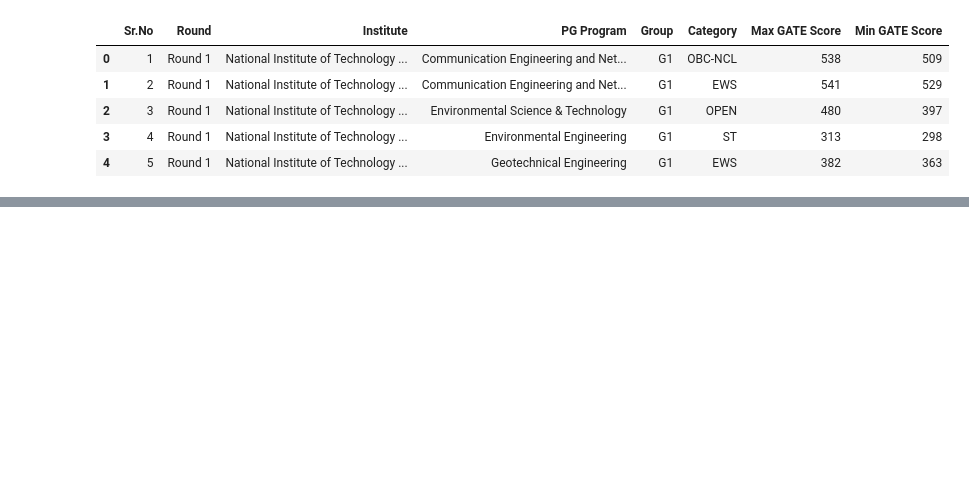
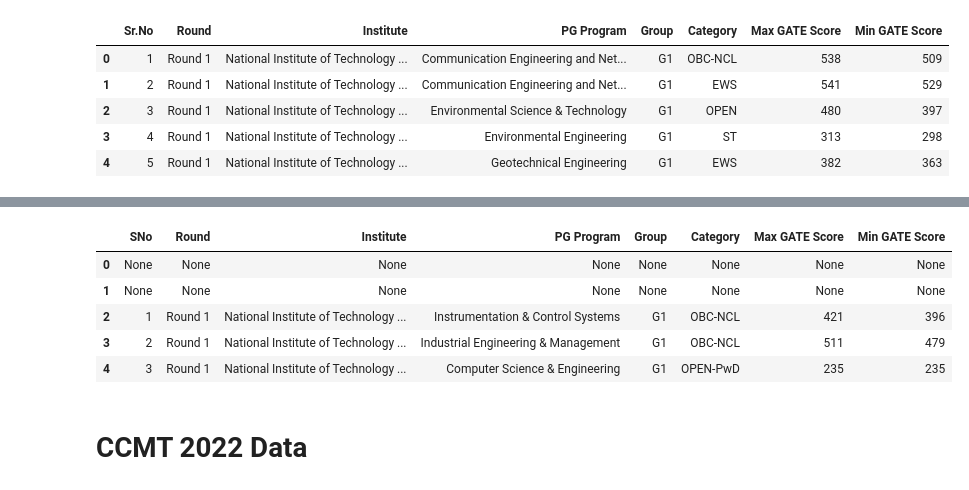
Before and after one commit to shivamgyardhna/M-Tech_college_predictor, a Jupyter notebook: preprocessing.ipynb, the cells around one changed output, grey strips where cells are left out. Saved outputs shown, nothing was run; the diff lists cells and outputs as text; code cells hidden in the pictures; blank space fills up the shorter version.

```diff
--- a/preprocessing.ipynb
+++ b/preprocessing.ipynb
@@ -30,0 +293,11 @@ dfs[0].to_csv('college_2025_data.csv', index = False)
+# %%
+df3.head()
+# %% [output]
+|  | SNo | Round | Institute | PG Program | Group | Category | Max GATE Score | Min GATE Score |
+| 0 | None | None | None | None | None | None | None | None |
+| 1 | None | None | None | None | None | None | None | None |
+| 2 | 1 | Round 1 | National Institute of Technology ... | Instrumentation & Control Systems | G1 | OBC-NCL | 421 | 396 |
+| 3 | 2 | Round 1 | National Institute of Technology ... | Industrial Engineering & Management | G1 | OBC-NCL | 511 | 479 |
+| 4 | 3 | Round 1 | National Institute of Technology ... | Computer Science & Engineering | G1 | OPEN-PwD | 235 | 235 |
+# %% [markdown]
+# CCMT 2022 Data
```
Also changed, not shown: parts of 18 cells of this notebook, 8 other files.
